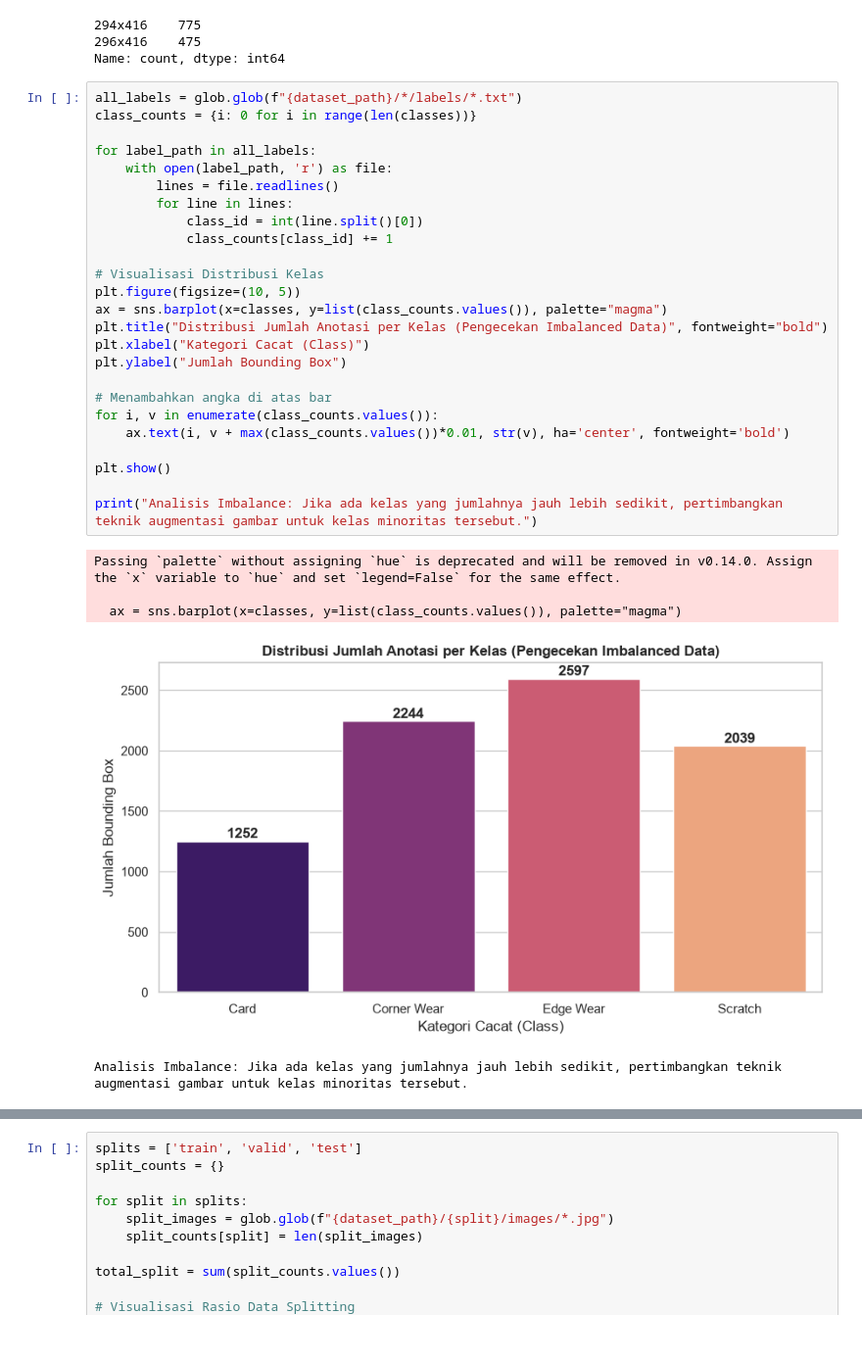
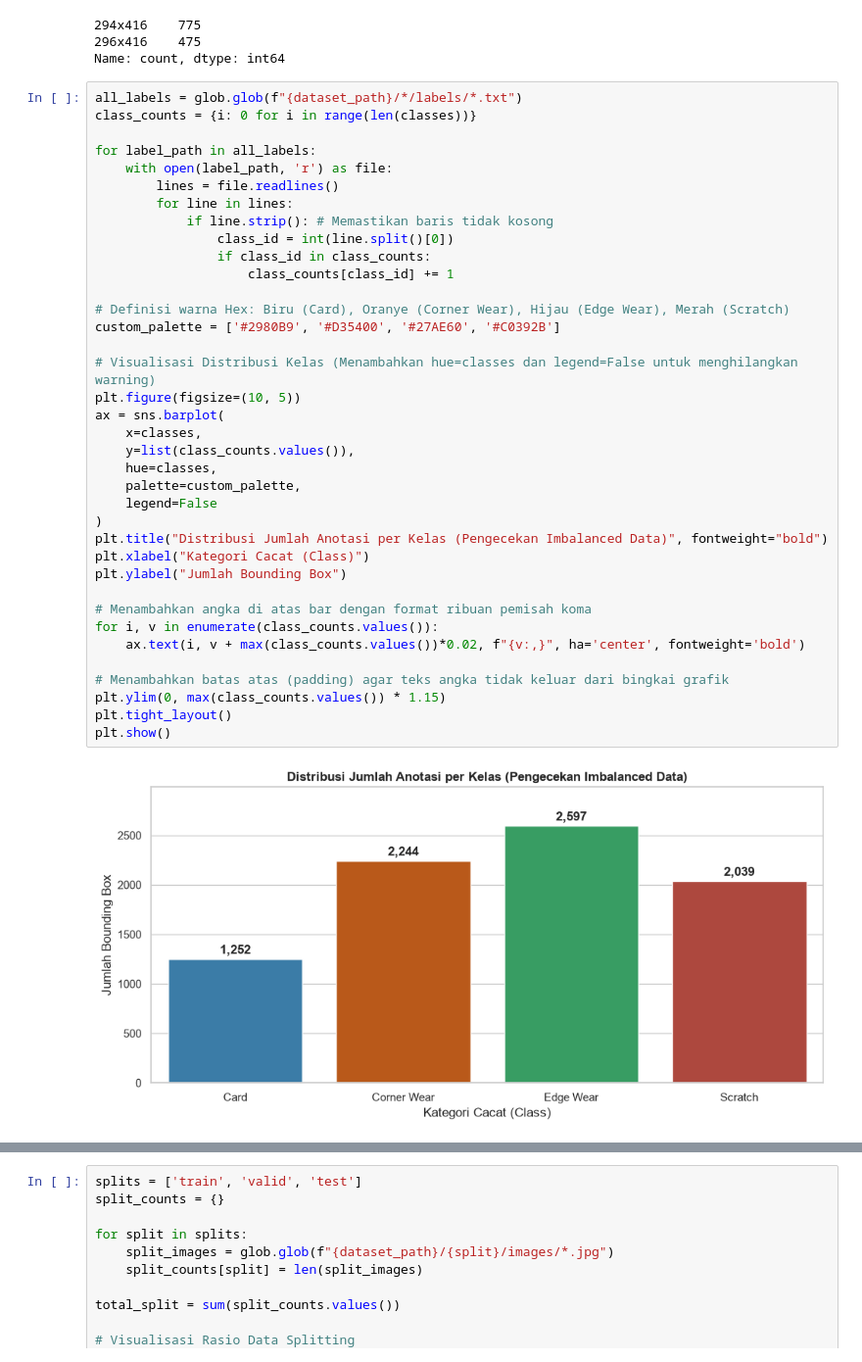
Before and after one commit to Bejochan/pokemon-card-value-analytic-tool, a Jupyter notebook: backend/notebooks/eda_condition_card_roboflow.ipynb, the cells around one changed output, grey strips where cells are left out. Shown at 98% size. Cells and saved outputs as stored; diff of their text form.

Commit message:
Backend: Memperbaiki visualisasi distribusi kelas dan preview gambar

```diff
--- a/backend/notebooks/eda_condition_card_roboflow.ipynb
+++ b/backend/notebooks/eda_condition_card_roboflow.ipynb
@@ -82,34 +81,42 @@ Name: count, dtype: int64
 # %%
 all_labels = glob.glob(f"{dataset_path}/*/labels/*.txt")
 class_counts = {i: 0 for i in range(len(classes))}
 
 for label_path in all_labels:
     with open(label_path, 'r') as file:
         lines = file.readlines()
         for line in lines:
-            class_id = int(line.split()[0])
-            class_counts[class_id] += 1
+            if line.strip(): # Memastikan baris tidak kosong
+                class_id = int(line.split()[0])
+                if class_id in class_counts:
+                    class_counts[class_id] += 1
 
-# Visualisasi Distribusi Kelas
+# Definisi warna Hex: Biru (Card), Oranye (Corner Wear), Hijau (Edge Wear), Merah (Scratch)
+custom_palette = ['#2980B9', '#D35400', '#27AE60', '#C0392B']
+
+# Visualisasi Distribusi Kelas (Menambahkan hue=classes dan legend=False untuk menghilangkan warning)
 plt.figure(figsize=(10, 5))
-ax = sns.barplot(x=classes, y=list(class_counts.values()), palette="magma")
+ax = sns.barplot(
+    x=classes,
+    y=list(class_counts.values()),
+    hue=classes,
+    palette=custom_palette,
+    legend=False
+)
 plt.title("Distribusi Jumlah Anotasi per Kelas (Pengecekan Imbalanced Data)", fontweight="bold")
 plt.xlabel("Kategori Cacat (Class)")
 plt.ylabel("Jumlah Bounding Box")
 
-# Menambahkan angka di atas bar
+# Menambahkan angka di atas bar dengan format ribuan pemisah koma
 for i, v in enumerate(class_counts.values()):
-    ax.text(i, v + max(class_counts.values())*0.01, str(v), ha='center', fontweight='bold')
+    ax.text(i, v + max(class_counts.values())*0.02, f"{v:,}", ha='center', fontweight='bold')
 
+# Menambahkan batas atas (padding) agar teks angka tidak keluar dari bingkai grafik
+plt.ylim(0, max(class_counts.values()) * 1.15)
+plt.tight_layout()
 plt.show()
-
-print("Analisis Imbalance: Jika ada kelas yang jumlahnya jauh lebih sedikit, pertimbangkan teknik augmentasi gambar untuk kelas minoritas tersebut.")
 # %% [output]
-Passing `palette` without assigning `hue` is deprecated and will be removed in v0.14.0. Assign the `x` variable to `hue` and set `legend=False` for the same effect.
-
-  ax = sns.barplot(x=classes, y=list(class_counts.values()), palette="magma")
-[figure, old version]
+[figure, new version]
-Analisis Imbalance: Jika ada kelas yang jumlahnya jauh lebih sedikit, pertimbangkan teknik augmentasi gambar untuk kelas minoritas tersebut.
 # %%
 import random
 
```
Also changed, not shown: parts of 2 cells of this notebook.
